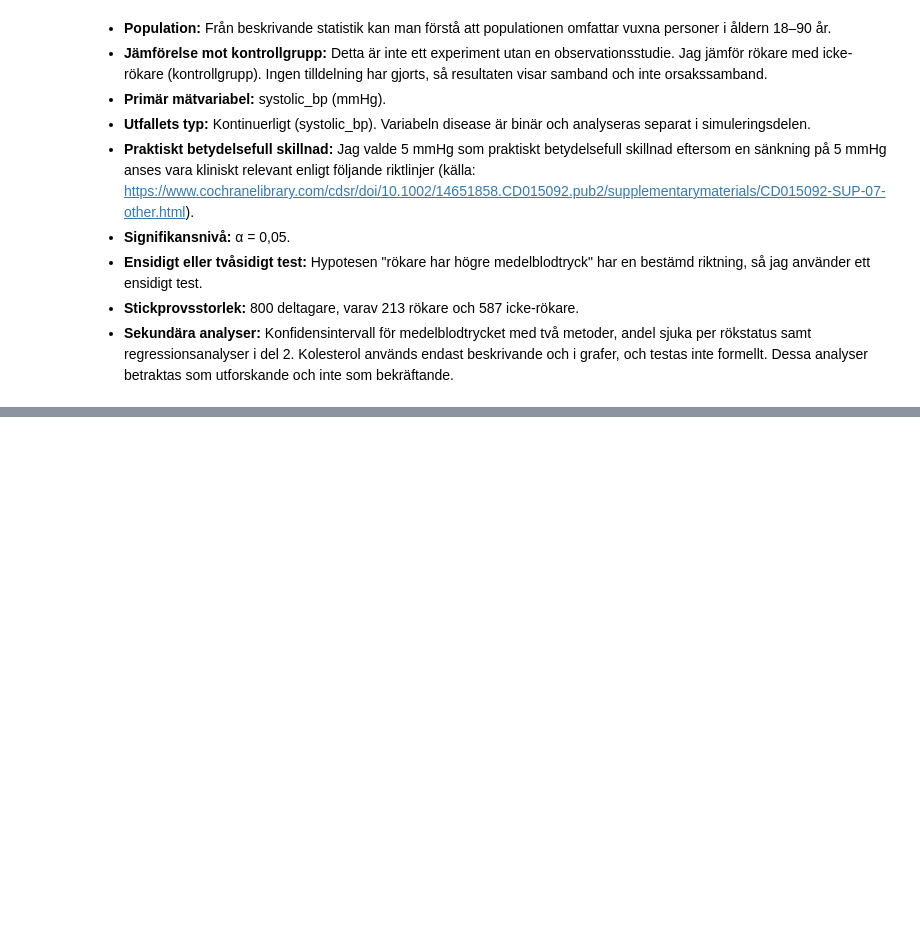
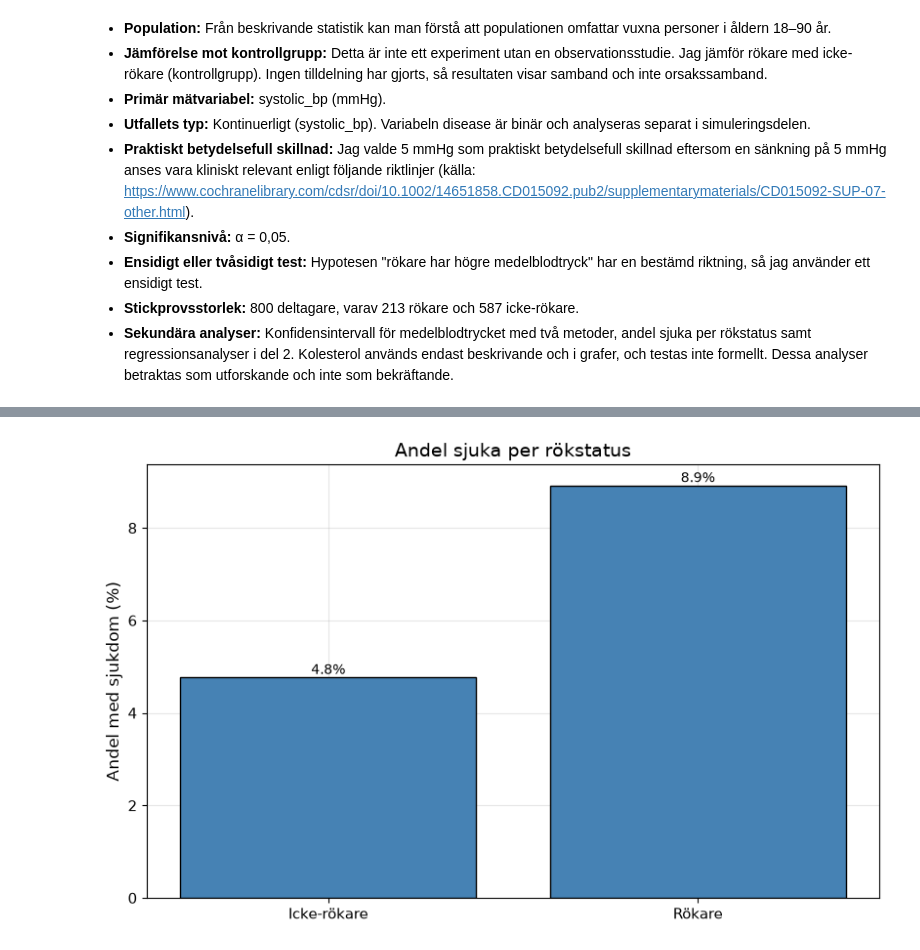
Before and after one commit to natasa-s/halsostudie, a Jupyter notebook: report.ipynb, the cells around one changed output, grey strips where cells are left out. Drawn from its saved outputs; the diff is of its cells as text; code cells hidden in the pictures; blank space fills up the shorter version.

```diff
--- a/report.ipynb
+++ b/report.ipynb
@@ -146,0 +220,15 @@ display(stats.round(2))
+# %%
+disease_share = df.groupby("smoker")["disease"].mean() * 100
+disease_share = disease_share.reindex(["No", "Yes"])
+
+fig, ax = plt.subplots()
+
+bars = ax.bar(["Icke-rökare", "Rökare"], disease_share.values, edgecolor="black")
+ax.bar_label(bars, fmt="%.1f%%")
+
+ax.set_title("Andel sjuka per rökstatus")
+ax.set_ylabel("Andel med sjukdom (%)")
+
+plt.show()
+# %% [output]
+[figure, added]
```
Also changed, not shown: parts of 7 cells of this notebook.
